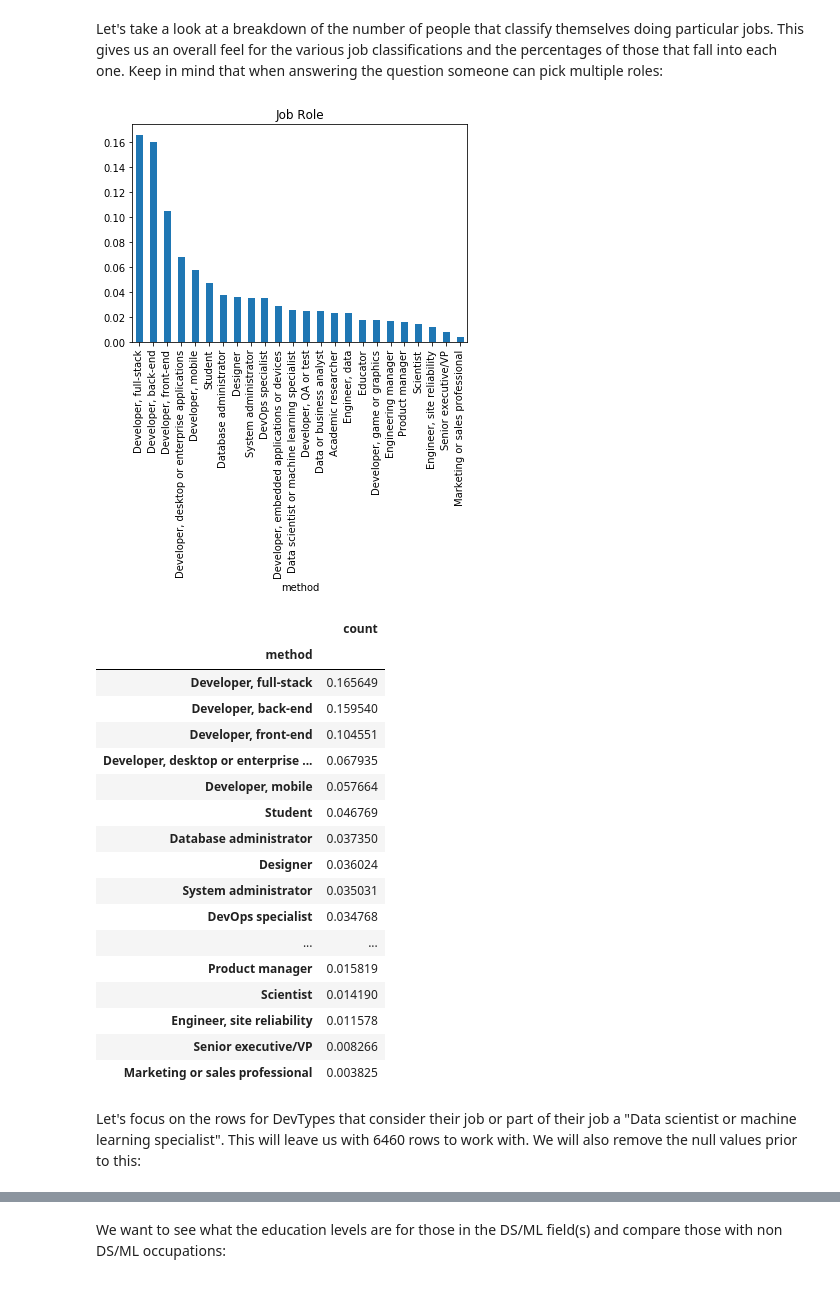
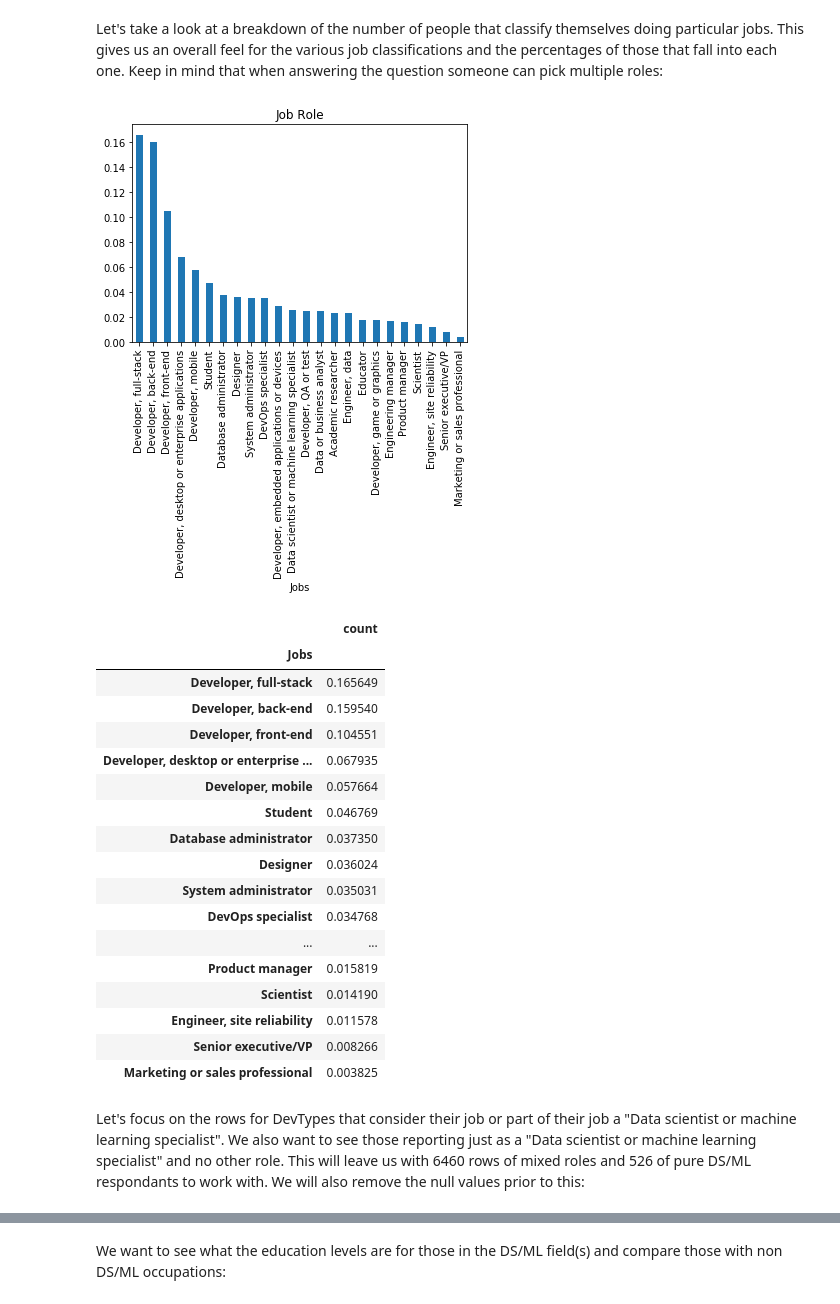
Before and after one commit to lilleboe/stackoverflow_research, a Jupyter notebook: research.ipynb, the cells around one changed output, grey strips where cells are left out. Cells and saved outputs as stored; diff of their text form; code cells hidden in the pictures.

```diff
--- a/research.ipynb
+++ b/research.ipynb
@@ -85,10 +85,10 @@ def clean_and_plot(df, possible_vals, col='', title='', plot=True, xaxis='method
         Displays a plot of pretty things related to the CousinEducation column.
     '''
     new_df = df[col].value_counts().reset_index()
-    new_df.rename(columns={'index': 'method', col: 'count'}, inplace=True)
+    new_df.rename(columns={'index': xaxis, col: 'count'}, inplace=True)
     new_df = total_count(new_df, xaxis, 'count', possible_vals)
 
-    new_df.set_index('method', inplace=True)
+    new_df.set_index(xaxis, inplace=True)
     if plot:
         (new_df / new_df.sum()).plot(kind='bar', legend=None)
         plt.title(title)
@@ -119,11 +119,11 @@ def count_lists(df, col, delim=';'):
 Let's take a look at a breakdown of the number of people that classify themselves doing particular jobs.  This gives us an overall feel for the various job classifications and the percentages of those that fall into each one.  Keep in mind that when answering the question someone can pick multiple roles:
 # %%
 list_values = count_lists(df, col='DevType', delim=';')
-clean_and_plot(df, list_values, col='DevType', title='Job Role')
+clean_and_plot(df, list_values, col='DevType', title='Job Role', xaxis='Jobs')
 # %% [output]
-[figure, old version]
+[figure, new version]
 |  | count |
-| method |  |
+| Jobs |  |
 | Developer, full-stack | 0.165649 |
 | Developer, back-end | 0.159540 |
 | Developer, front-end | 0.104551 |
@@ -141,7 +141,7 @@ clean_and_plot(df, list_values, col='DevType', title='Job Role')
 | Senior executive/VP | 0.008266 |
 | Marketing or sales professional | 0.003825 |
 # %% [markdown]
-Let's focus on the rows for DevTypes that consider their job or part of their job a "Data scientist or machine learning specialist".  This will leave us with 6460 rows to work with. We will also remove the null values prior to this:
+Let's focus on the rows for DevTypes that consider their job or part of their job a "Data scientist or machine learning specialist".  We also want to see those reporting just as a "Data scientist or machine learning specialist" and no other role. This will leave us with 6460 rows of mixed roles and 526 of pure DS/ML respondants to work with. We will also remove the null values prior to this:
 # %%
 df = df[df.DevType.notnull()]
 df_non_ds = df[df['DevType'].str.contains('Data scientist or machine learning specialist') == False]
```
Also changed, not shown: parts of 33 cells of this notebook.
